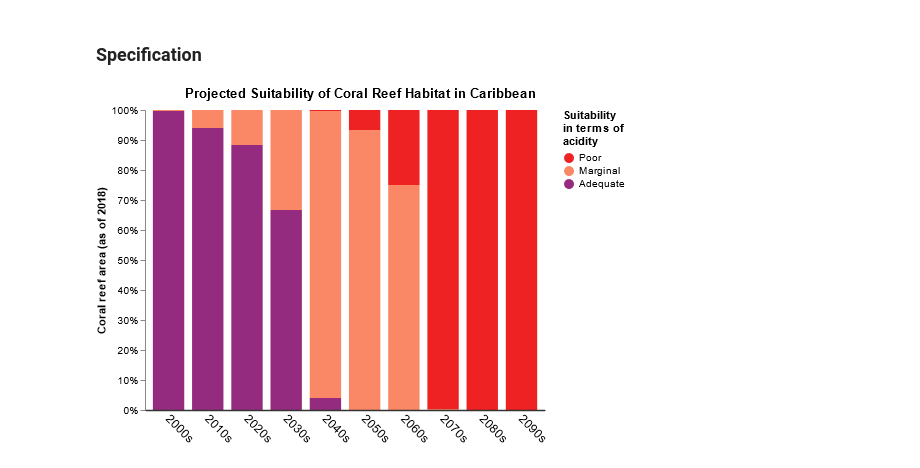
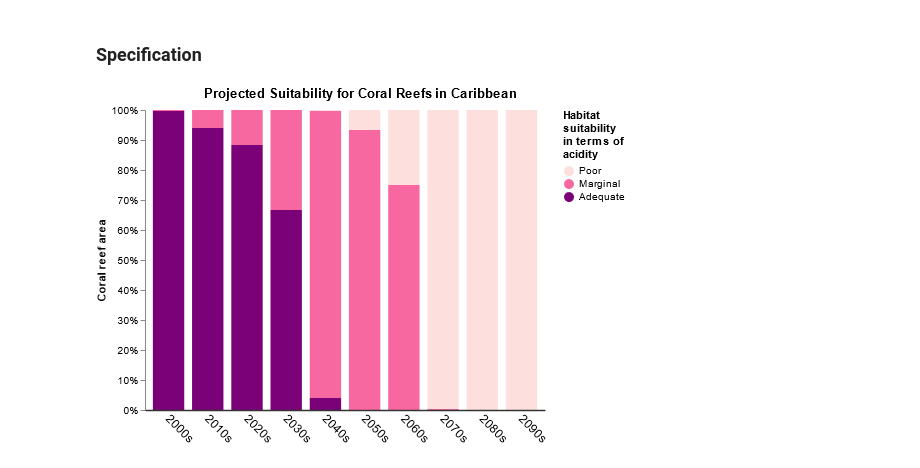
Before and after one commit to pkerins/wri-projects, a Jupyter notebook: ocean-watch/coral/visualizations/projected-acidification.ipynb, the cells around one changed output. Saved outputs shown, nothing was run; the diff lists cells and outputs as text; code cells hidden in the pictures.

```diff
--- a/ocean-watch/coral/visualizations/projected-acidification.ipynb
+++ b/ocean-watch/coral/visualizations/projected-acidification.ipynb
@@ -915,7 +915,7 @@ spec=json.loads("""
   ],
   "title": {
     "text":
-      {"signal": "'Projected Suitability of Coral Reef Habitat in '+region_name"}
+      {"signal": "'Projected Suitability for Coral Reefs in '+region_name"}
   },
   "scales": [
     {
@@ -943,9 +943,9 @@ spec=json.loads("""
         "Adequate"
       ],
       "range": [
-        "#EE2222",
-        "#FA8866",
-        "#942B7F"
+        "#fde0dd",
+        "#f768a1",
+        "#7a0177"
       ]
     }
   ],
@@ -953,7 +953,7 @@ spec=json.loads("""
     {
       "orient": "left",
       "scale": "yscale",
-      "title": "Coral reef area (as of 2018)",
+      "title": "Coral reef area",
       "format": "%"
     },
     {
@@ -1034,32 +1034,32 @@ spec=json.loads("""
           "x": {"scale": "xscale", "field": "decade_start"},
           "width": {"scale": "xscale", "band": 1},
           "y": {"scale": "yscale", "field": "sum_marginal"},
           "y2": {
             "scale": "yscale",
             "value": 1
           },
           "fill": {"scale": "color", "value": "Poor"},
           "tooltip": {
             "signal": "{title:'Poor suitability for coral', 'Decade':datum.decade_start+'s', 'Aragonite saturation state':'Below 3.0', 'Fraction of regional reef area':format(datum.fraction_poor,'.1%')}"
           }
         },
         "hover": {"fillOpacity": {"value": 0.5}},
         "update": {"fillOpacity": {"value": 1}}
       }
     }
   ],
   "legends": [
     {
-      "title": ["Suitability", "in terms of", "acidity"],
+      "title": ["Habitat", "suitability", "in terms of", "acidity"],
       "fill": "color",
       "orient": "right"
     }
   ]
 }
 """)
 vega_view=dict(spec)
 vega_view['width']=widget_width
 vega_view['height']=widget_height
 Vega(vega_view)
 # %% [output]
-[figure, old version]
+[figure, new version]
```
Also changed, not shown: parts of 5 cells of this notebook.
